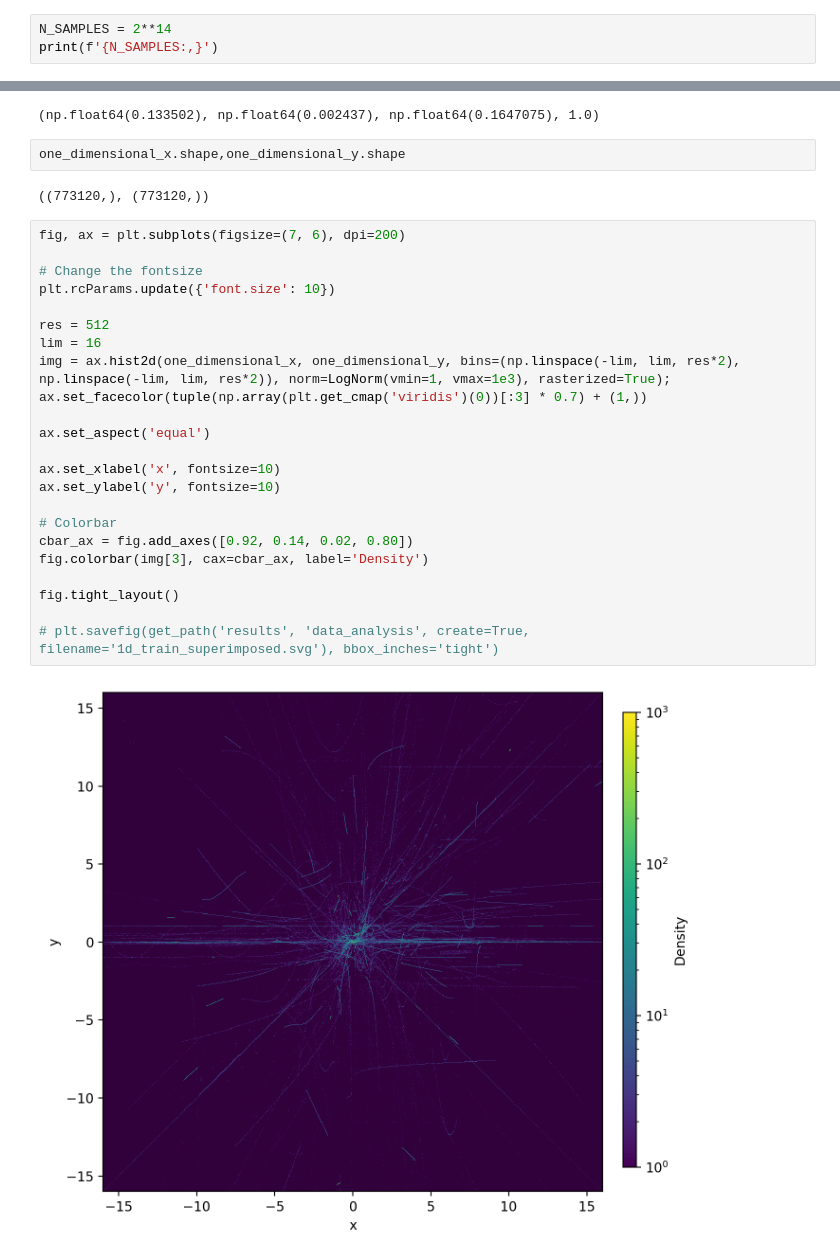
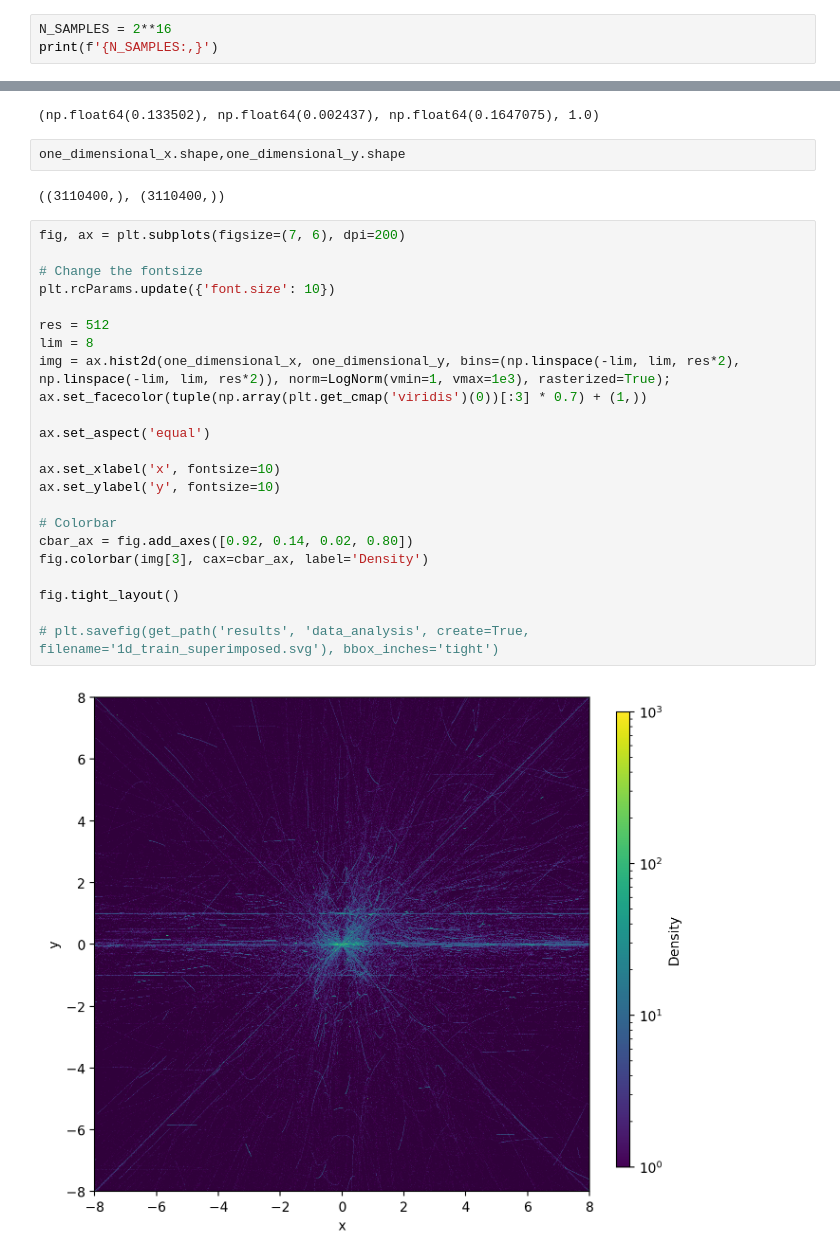
Before and after one commit to psaegert/flash-ansr, a Jupyter notebook: experimental/eval/data_train.ipynb, the cells around one changed output, grey strips where cells are left out. Saved outputs shown, nothing was run; the diff lists cells and outputs as text.

```diff
--- a/experimental/eval/data_train.ipynb
+++ b/experimental/eval/data_train.ipynb
@@ -8,6 +8,6 @@ MODEL = 'v22.0-60M'
 # %%
 dataset = FlashANSRDataset.from_config(get_path('configs', MODEL, 'dataset_train.yaml'))
 # %%
-N_SAMPLES = 2**14
+N_SAMPLES = 2**16
 print(f'{N_SAMPLES:,}')
 # %% [output]
@@ -219,29 +219,29 @@ tuple(np.array(plt.get_cmap('viridis')(0))[:3] * 0.5) + (1.0,)
 # %%
 one_dimensional_x.shape,one_dimensional_y.shape
 # %% [output]
-((773120,), (773120,))
+((3110400,), (3110400,))
 # %%
 fig, ax = plt.subplots(figsize=(7, 6), dpi=200)
 
 # Change the fontsize
 plt.rcParams.update({'font.size': 10})
 
 res = 512
-lim = 16
+lim = 8
 img = ax.hist2d(one_dimensional_x, one_dimensional_y, bins=(np.linspace(-lim, lim, res*2), np.linspace(-lim, lim, res*2)), norm=LogNorm(vmin=1, vmax=1e3), rasterized=True);
 ax.set_facecolor(tuple(np.array(plt.get_cmap('viridis')(0))[:3] * 0.7) + (1,))
 
 ax.set_aspect('equal')
 
 ax.set_xlabel('x', fontsize=10)
 ax.set_ylabel('y', fontsize=10)
 
 # Colorbar
 cbar_ax = fig.add_axes([0.92, 0.14, 0.02, 0.80])
 fig.colorbar(img[3], cax=cbar_ax, label='Density')
 
 fig.tight_layout()
 
 # plt.savefig(get_path('results', 'data_analysis', create=True, filename='1d_train_superimposed.svg'), bbox_inches='tight')
 # %% [output]
-[figure, old version]
+[figure, new version]
```
Also changed, not shown: parts of 8 cells of this notebook, 13 other files.
